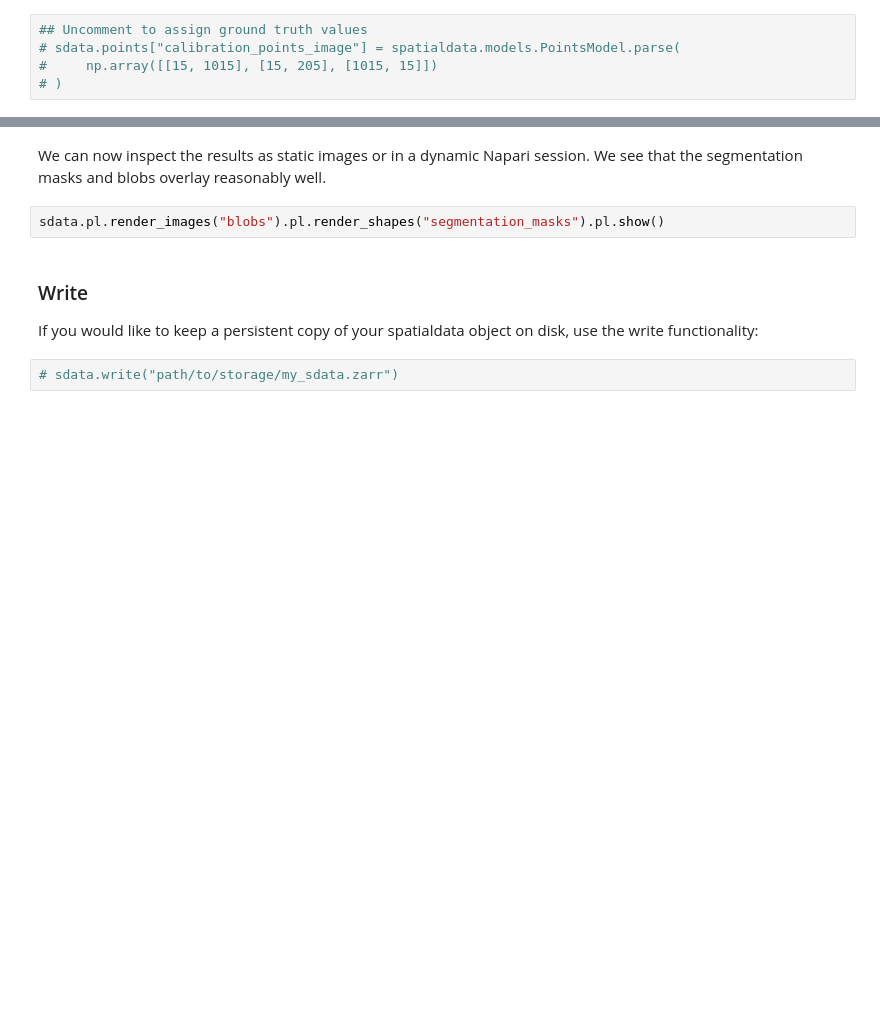
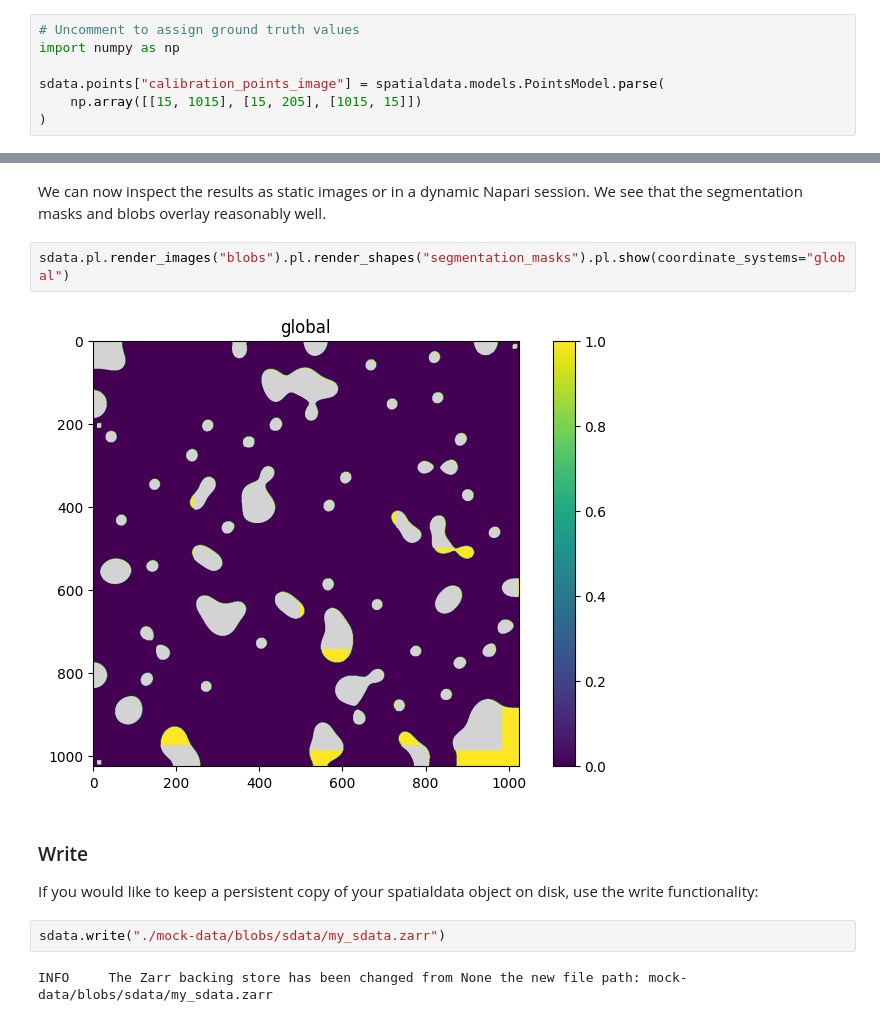
Before and after one commit to MannLabs/dvp-io, a Jupyter notebook: docs/tutorials/002_read-dvpio.ipynb, the cells around one changed output, grey strips where cells are left out. Saved outputs shown, nothing was run; the diff lists cells and outputs as text; blank space fills up the shorter version.

```diff
--- a/docs/tutorials/002_read-dvpio.ipynb
+++ b/docs/tutorials/002_read-dvpio.ipynb
@@ -140,7 +138,9 @@ The calibration points were added to the `shapes` attribute of the spatialdata o
 
 ![Picking calibration points](../_static/img/napari-tutorial1.gif)
 # %%
-## Uncomment to assign ground truth values
-# sdata.points["calibration_points_image"] = spatialdata.models.PointsModel.parse(
-#     np.array([[15, 1015], [15, 205], [1015, 15]])
-# )
+# Uncomment to assign ground truth values
+import numpy as np
+
+sdata.points["calibration_points_image"] = spatialdata.models.PointsModel.parse(
+    np.array([[15, 1015], [15, 205], [1015, 15]])
+)
@@ -166,10 +184,14 @@ sdata.shapes["segmentation_masks"]
 # %% [markdown]
 We can now inspect the results as static images or in a dynamic Napari session. We see that the segmentation masks and blobs overlay reasonably well.
 # %%
-sdata.pl.render_images("blobs").pl.render_shapes("segmentation_masks").pl.show()
+sdata.pl.render_images("blobs").pl.render_shapes("segmentation_masks").pl.show(coordinate_systems="global")
+# %% [output]
+[figure, added]
 # %% [markdown]
 ### Write
 
 If you would like to keep a persistent copy of your spatialdata object on disk, use the write functionality:
-# %%
-# sdata.write("path/to/storage/my_sdata.zarr")
+# %%
+sdata.write("./mock-data/blobs/sdata/my_sdata.zarr")
+# %% [output]
+INFO     The Zarr backing store has been changed from None the new file path: mock-data/blobs/sdata/my_sdata.zarr
```
Also changed, not shown: parts of 5 cells of this notebook, 3 other files.
